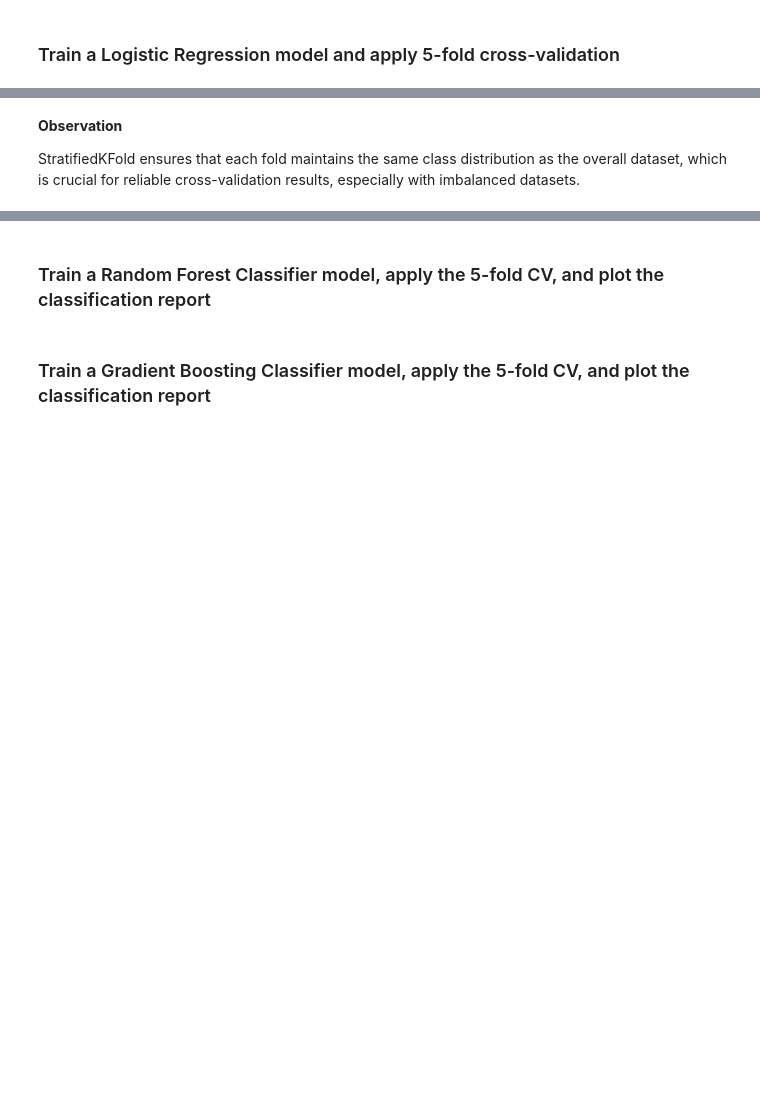
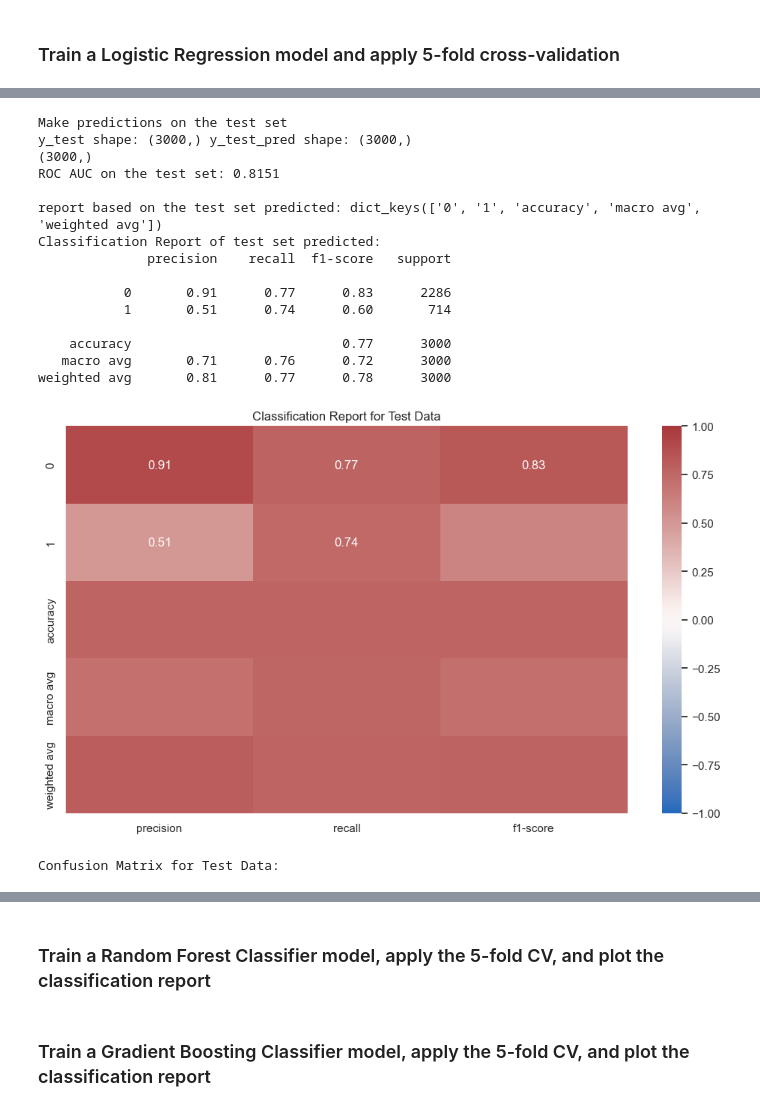
Before and after one commit to karmenatwork/4_CB_employees_turnover, a Jupyter notebook: main.ipynb, the cells around one changed output, grey strips where cells are left out. Cells and saved outputs as stored; diff of their text form; code cells hidden in the pictures; blank space fills up the shorter version.

```diff
--- a/main.ipynb
+++ b/main.ipynb
@@ -590,4 +579,53 @@ utils.plot_classification_report(log_reg_aggregated_report, 'Logistic Regression
-# %% [markdown]
-__Observation__
-
-StratifiedKFold ensures that each fold maintains the same class distribution as the overall dataset, which is crucial for reliable cross-validation results, especially with imbalanced datasets.
+# %%
+# Train model on the whole training data
+log_reg.fit(X_train_resampled_scaled, y_train_resampled)
+# Make predictions on the test set
+print("Make predictions on the test set")
+y_pred = log_reg.predict(X_test_scaled)
+y_pred_probas = log_reg.predict_proba(X_test_scaled)# Shape: (n_samples, 2)
+y_pred_proba = y_pred_probas[:, 1]  # Shape: (n_samples,) positve class probas
+print(f"y_test shape: {y_test.shape} y_test_pred shape: {y_pred.shape}")
+print(y_pred_proba.shape)
+
+# y_train_resampled
+roc_auc = roc_auc_score(y_test, y_pred_proba)
+print(f"ROC AUC on the test set: {roc_auc:.4f}\n")
+
+# # Generate classification report based on the test set predicted
+report = classification_report(y_test, y_pred, output_dict=True)
+print(f"report based on the test set predicted: {report.keys()}")
+print("Classification Report of test set predicted:")
+print(classification_report(y_test, y_pred))
+# # Plot classification
+utils.plot_classification_report(report, "Classification Report for Test Data")
+print("\n")
+
+## Building the matrix first by using y_test_pred
+print("Confusion Matrix for Test Data:")
+# Plot confusion matrix
+utils.plot_confusion_matrix(y_test, y_pred)
+
+## Using ConfusionMatrixDisplay.from_estimator which takes X_test_scaled
+# Plot confusion matrix using ConfusionMatrixDisplay
+# cm_display = ConfusionMatrixDisplay.from_estimator(log_reg, X_test_scaled, y_test)
+# cm_display.ax_.set_title('Confusion Matrix')
+# plt.figure(figsize=(8, 6))
+# plt.show()
+# %% [output]
+Make predictions on the test set
+y_test shape: (3000,) y_test_pred shape: (3000,)
+(3000,)
+ROC AUC on the test set: 0.8151
+
+report based on the test set predicted: dict_keys(['0', '1', 'accuracy', 'macro avg', 'weighted avg'])
+Classification Report of test set predicted:
+              precision    recall  f1-score   support
+
+           0       0.91      0.77      0.83      2286
+           1       0.51      0.74      0.60       714
+
+    accuracy                           0.77      3000
+   macro avg       0.71      0.76      0.72      3000
+weighted avg       0.81      0.77      0.78      3000
+[figure, added]
+Confusion Matrix for Test Data:
```
Also changed, not shown: parts of 9 cells of this notebook, 1 other file.
